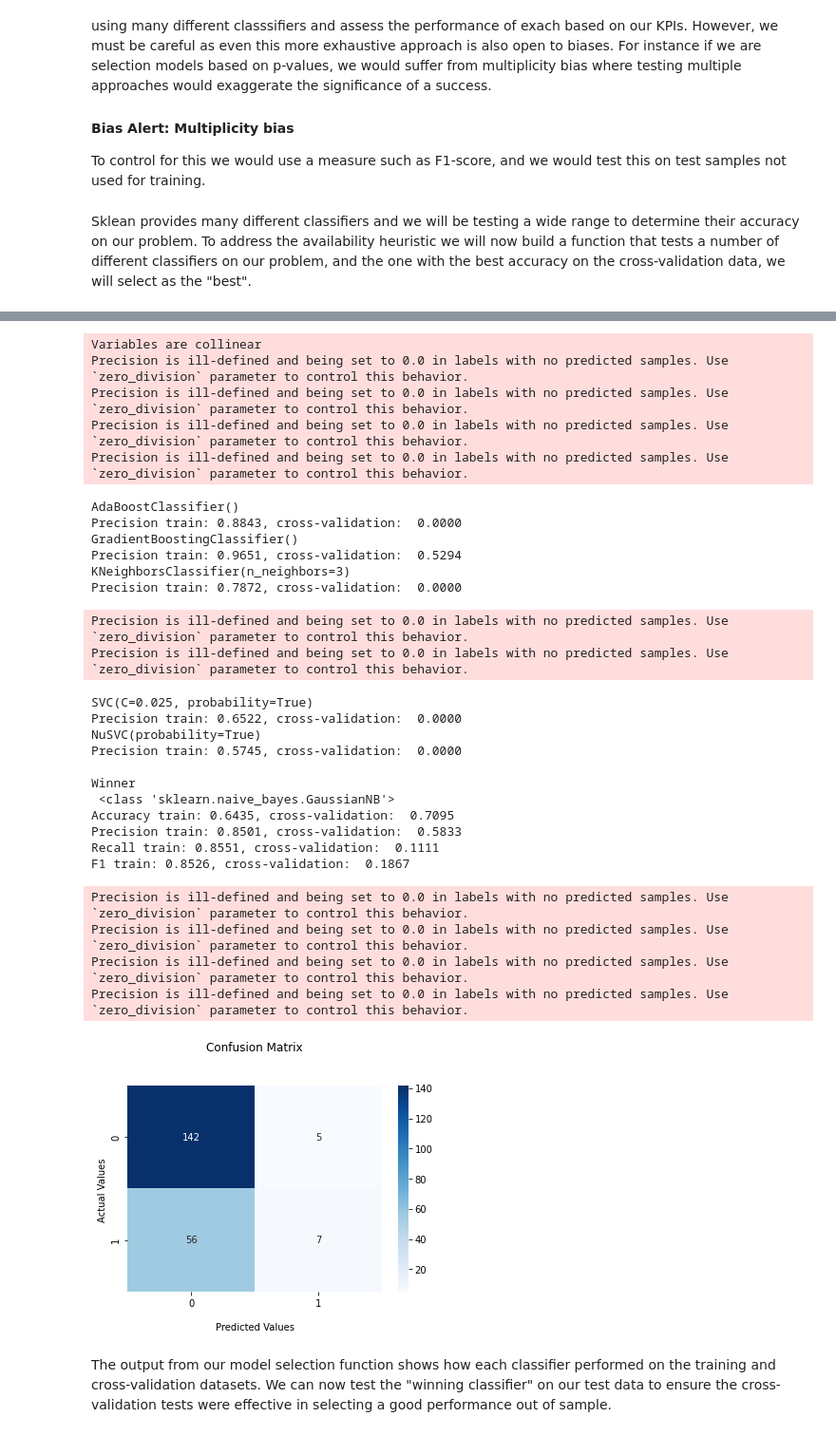
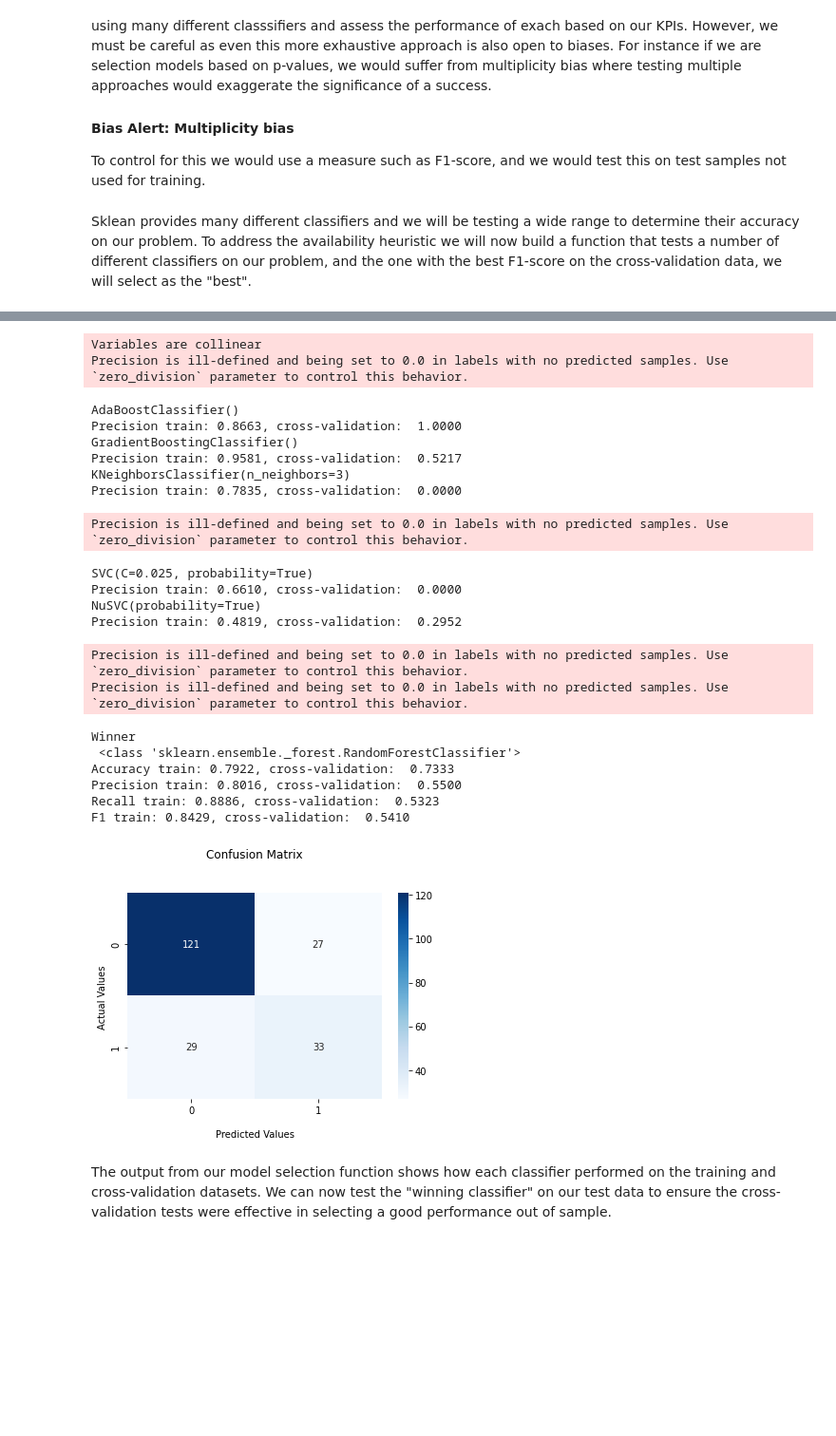
Before and after one commit to danphilps/credit_use_case, a Jupyter notebook: M6_Credit.ipynb, the cells around one changed output, grey strips where cells are left out. Shown: that part at 95% size. Saved outputs shown, nothing was run; the diff lists cells and outputs as text; code cells hidden in the pictures; blank space fills up the shorter version.

```diff
--- a/M6_Credit.ipynb
+++ b/M6_Credit.ipynb
@@ -708,9 +690,9 @@ X_train = X_train.drop(protected_cols, axis=1)
 X_test = X_test.drop(protected_cols, axis=1)
 #****************************
 # %% [markdown]
-Sklean provides many different classifiers and we will be testing a wide range to determine their accuracy on our problem. To address the availability heuristic we will now build a function that tests a number of different classifiers on our problem, and the one with the best accuracy on the cross-validation data, we will select as the "best".
+Sklean provides many different classifiers and we will be testing a wide range to determine their accuracy on our problem. To address the availability heuristic we will now build a function that tests a number of different classifiers on our problem, and the one with the best F1-score on the cross-validation data, we will select as the "best".
 # %%
 # Run our function....autoselect the best classifier wrt F1
-max_mdl, all_models, all_models_desc, all_mdls_prec = GovernanceUtils.auto_classifier_selection(X_train_cv, X_cv, y_train_cv, y_cv)
+max_mdl, all_models, all_models_desc, all_mdls_prec = GovernanceUtils.auto_classifier_selection(X_train_cv, X_cv, y_train_cv, y_cv, 'f1')
 # %% [output]
 DecisionTreeClassifier(max_depth=5)
@@ -730,32 +712,25 @@ Precision train: 1.0000, cross-validation:  0.3000
 Variables are collinear
 Precision is ill-defined and being set to 0.0 in labels with no predicted samples. Use `zero_division` parameter to control this behavior.
-Precision is ill-defined and being set to 0.0 in labels with no predicted samples. Use `zero_division` parameter to control this behavior.
-Precision is ill-defined and being set to 0.0 in labels with no predicted samples. Use `zero_division` parameter to control this behavior.
-Precision is ill-defined and being set to 0.0 in labels with no predicted samples. Use `zero_division` parameter to control this behavior.
 AdaBoostClassifier()
-Precision train: 0.8843, cross-validation:  0.0000
+Precision train: 0.8663, cross-validation:  1.0000
 GradientBoostingClassifier()
-Precision train: 0.9651, cross-validation:  0.5294
+Precision train: 0.9581, cross-validation:  0.5217
 KNeighborsClassifier(n_neighbors=3)
-Precision train: 0.7872, cross-validation:  0.0000
+Precision train: 0.7835, cross-validation:  0.0000
 Precision is ill-defined and being set to 0.0 in labels with no predicted samples. Use `zero_division` parameter to control this behavior.
-Precision is ill-defined and being set to 0.0 in labels with no predicted samples. Use `zero_division` parameter to control this behavior.
 SVC(C=0.025, probability=True)
-Precision train: 0.6522, cross-validation:  0.0000
+Precision train: 0.6610, cross-validation:  0.0000
 NuSVC(probability=True)
-Precision train: 0.5745, cross-validation:  0.0000
-
-Winner
- <class 'sklearn.naive_bayes.GaussianNB'>
-Accuracy train: 0.6435, cross-validation:  0.7095
-Precision train: 0.8501, cross-validation:  0.5833
-Recall train: 0.8551, cross-validation:  0.1111
-F1 train: 0.8526, cross-validation:  0.1867
+Precision train: 0.4819, cross-validation:  0.2952
 Precision is ill-defined and being set to 0.0 in labels with no predicted samples. Use `zero_division` parameter to control this behavior.
 Precision is ill-defined and being set to 0.0 in labels with no predicted samples. Use `zero_division` parameter to control this behavior.
-Precision is ill-defined and being set to 0.0 in labels with no predicted samples. Use `zero_division` parameter to control this behavior.
-Precision is ill-defined and being set to 0.0 in labels with no predicted samples. Use `zero_division` parameter to control this behavior.
+Winner
+ <class 'sklearn.ensemble._forest.RandomForestClassifier'>
+Accuracy train: 0.7922, cross-validation:  0.7333
+Precision train: 0.8016, cross-validation:  0.5500
+Recall train: 0.8886, cross-validation:  0.5323
+F1 train: 0.8429, cross-validation:  0.5410
-[figure, old version]
+[figure, new version]
 # %% [markdown]
 The output from our model selection function shows how each classifier performed on the training and cross-validation datasets. We can now test the "winning classifier" on our test data to ensure the cross-validation tests were effective in selecting a good performance out of sample.
 # %%
```
Also changed, not shown: parts of 30 cells of this notebook.
